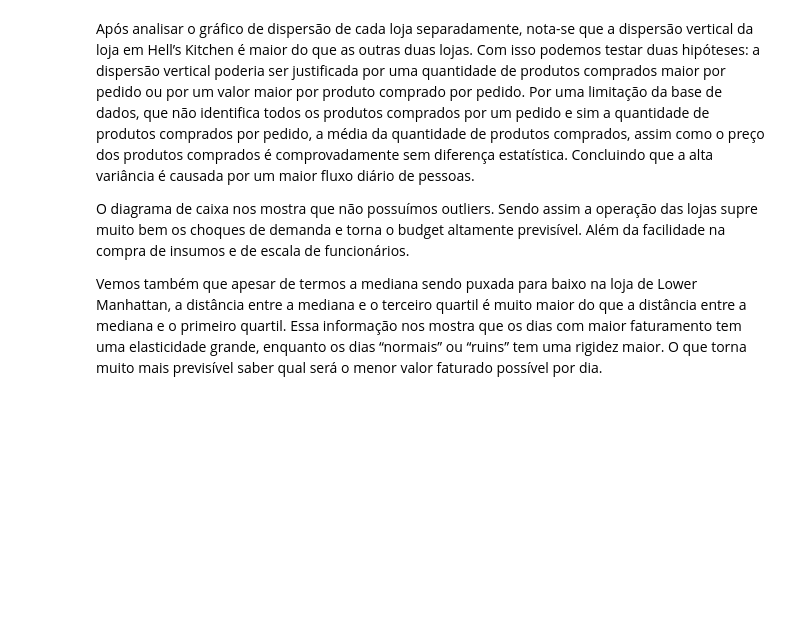
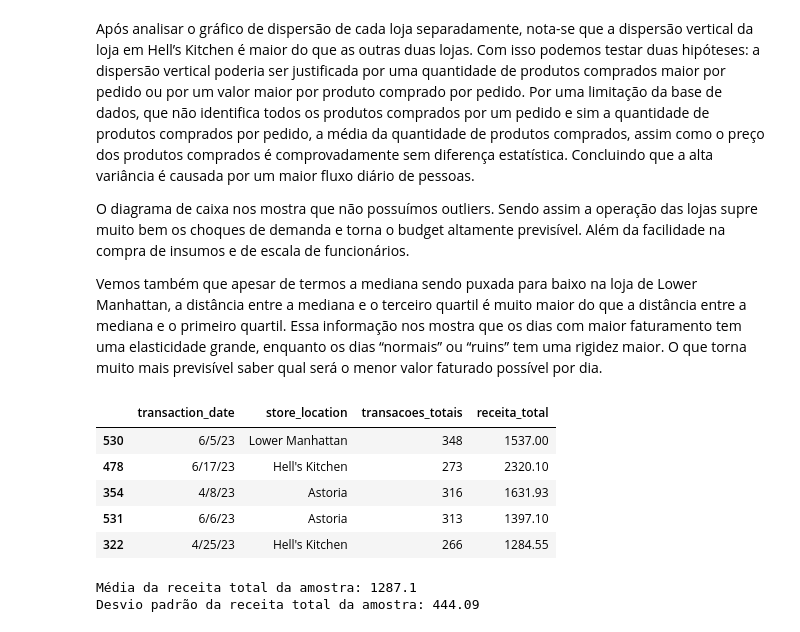
Before and after one commit to Glaucord/predicao_vendas_cafeteria, a Jupyter notebook: predicao_vendas_cafeteria.ipynb, the cells around one changed output. Drawn from its saved outputs; the diff is of its cells as text; code cells hidden in the pictures; blank space fills up the shorter version.

```diff
--- a/predicao_vendas_cafeteria.ipynb
+++ b/predicao_vendas_cafeteria.ipynb
@@ -165,3 +180,23 @@ O diagrama de caixa nos mostra que não possuímos outliers. Sendo assim a opera
 
 Vemos também que apesar de termos a mediana sendo puxada para baixo na loja de Lower Manhattan, a distância entre a mediana e o terceiro quartil é muito maior do que a distância entre a mediana e o primeiro quartil.
 Essa informação nos mostra que os dias com maior faturamento tem uma elasticidade grande, enquanto os dias “normais” ou “ruins” tem uma rigidez maior. O que torna muito mais previsível saber qual será o menor valor faturado possível por dia.
+# %%
+# Criando uma amostra aleatória de 181 dias do dataset diário para análise estatística.
+df_amostra = df_diario.sample(n= 181, random_state= 42)
+df_amostra.head()
+# %% [output]
+|  | transaction_date | store_location | transacoes_totais | receita_total |
+| 530 | 6/5/23 | Lower Manhattan | 348 | 1537.00 |
+| 478 | 6/17/23 | Hell's Kitchen | 273 | 2320.10 |
+| 354 | 4/8/23 | Astoria | 316 | 1631.93 |
+| 531 | 6/6/23 | Astoria | 313 | 1397.10 |
+| 322 | 4/25/23 | Hell's Kitchen | 266 | 1284.55 |
+# %%
+# Métricas estatísticas da amostra
+df_amostra_media = df_amostra['receita_total'].mean().round(2)
+print(f"Média da receita total da amostra: {df_amostra_media}")
+df_amostra_desvio_padrao = df_amostra['receita_total'].std().round(2)
+print(f"Desvio padrão da receita total da amostra: {df_amostra_desvio_padrao}")
+# %% [output]
+Média da receita total da amostra: 1287.1
+Desvio padrão da receita total da amostra: 444.09
```
Also changed, not shown: parts of 5 cells of this notebook.
